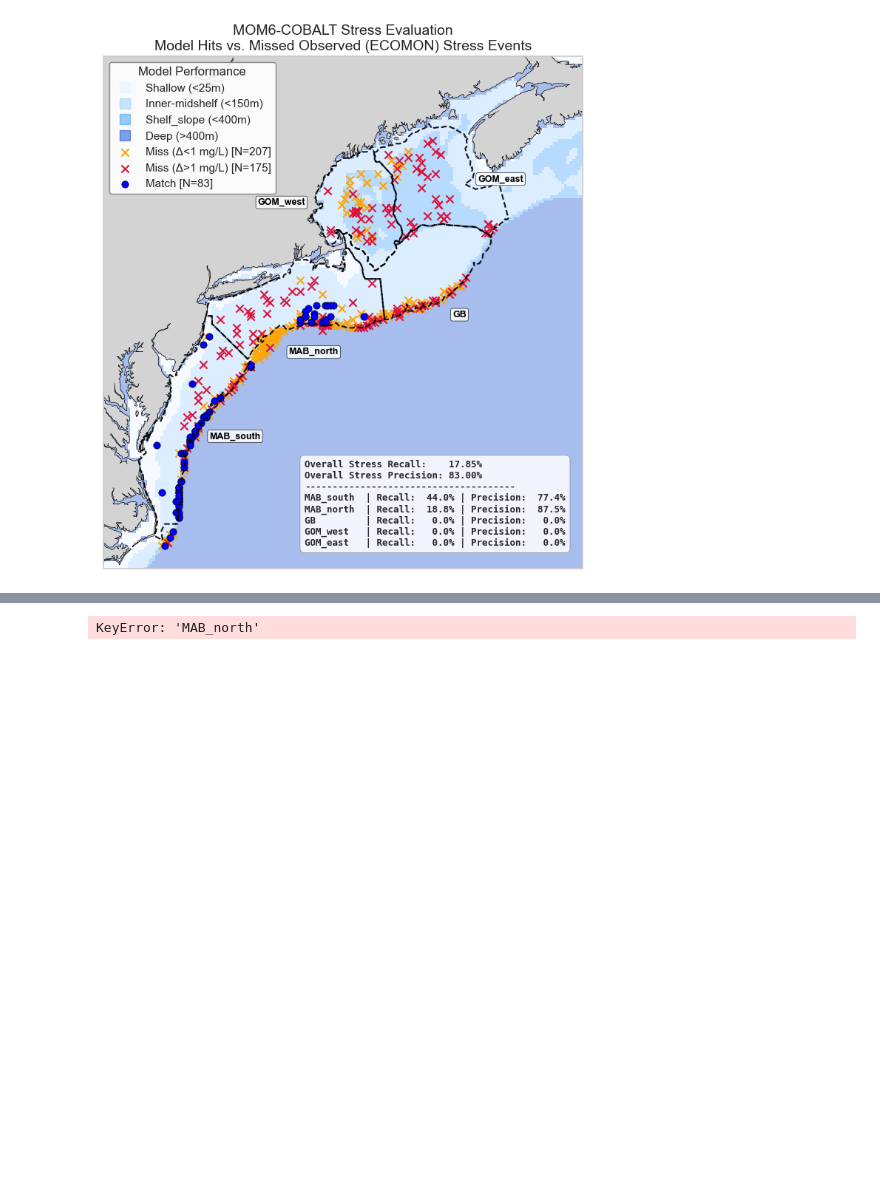
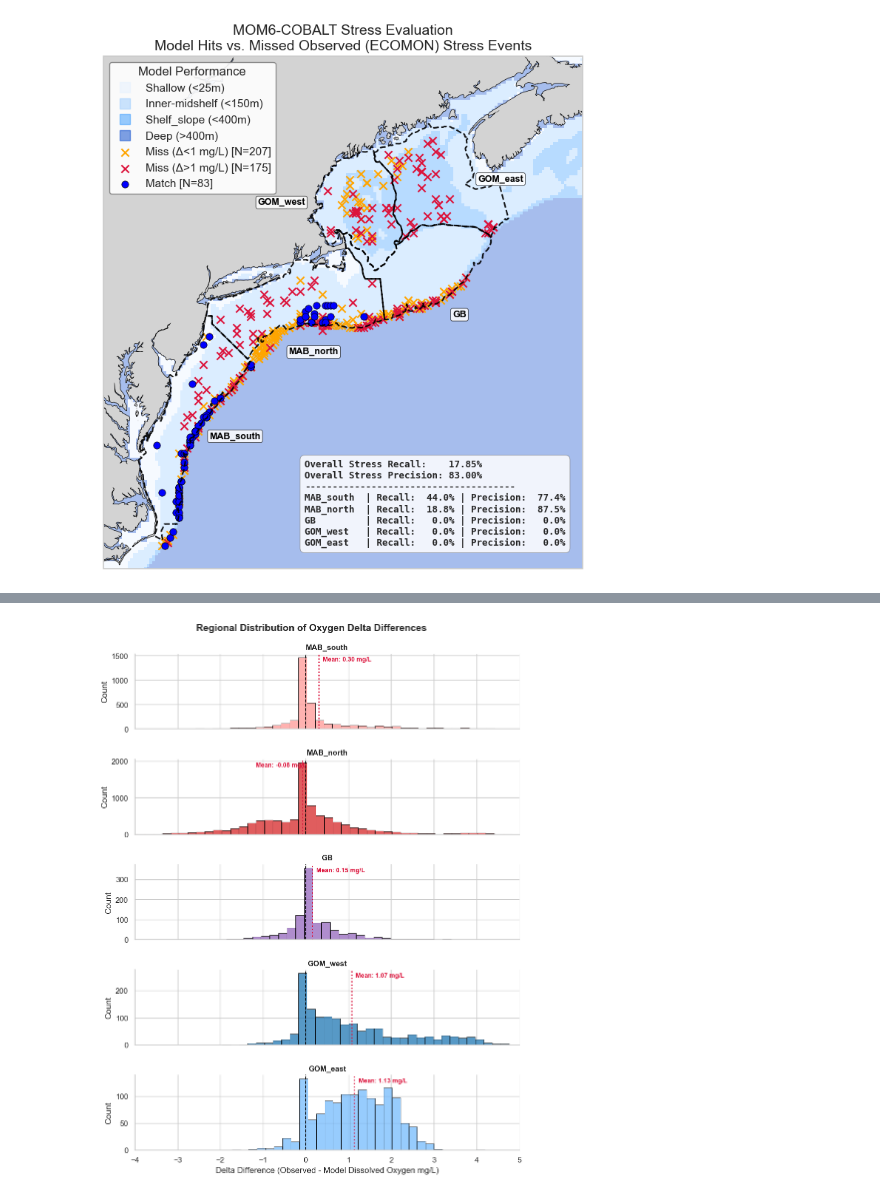
Before and after one commit to EGable1/MOM6-COBALT_2026, a Jupyter notebook: code/MOM6_3x3x3_gridding.ipynb, the cells around one changed output, grey strips where cells are left out. Saved outputs shown, nothing was run; the diff lists cells and outputs as text; code cells hidden in the pictures; blank space fills up the shorter version.

Commit message:
Added histograms and continued data analysis of DO

```diff
--- a/code/MOM6_3x3x3_gridding.ipynb
+++ b/code/MOM6_3x3x3_gridding.ipynb
@@ -1469,40 +1876,59 @@ def plot_regional_delta_histograms(csv_file):
         height=2.2,
         sharey=False,  # Allows each region's count to scale dynamically
     )
 
     # 4. Map the histogram
     # binwidth=0.4 creates the exact bin sizing increment you requested
     g.map_dataframe(
         sns.histplot,
         x="delta_difference_grid",
-        binwidth=0.4,
+        binwidth=0.2,
         edgecolor="black",
         linewidth=0.5,
         alpha=0.75,
     )
-
+    g.set(xlim=(-4, 5))
     # 5. Add a reference line at 0 (Perfect Model-Obs Agreement)
     g.refline(x=0, color="black", linestyle="--", linewidth=1.2)
 
-    # 6. Formatting titles and axes cleanly
-    g.set_titles(row_template="{row_name}", weight="bold", size=11)
-    g.set_axis_labels(
-        "Delta Difference (Observed - Model grid mg/L)", "Count", fontsize=11
-    )
+     # 6. Dynamically add Mean Lines, Mean Text, and Clean Titles
+    for bin_name, ax in g.axes_dict.items():
+        # Filter data for the specific depth bin to calculate its mean
+        bin_data = df_clean[df_clean["Region"] == bin_name]["delta_difference_grid"]
+
+        if not bin_data.empty:
+            mean_val = bin_data.mean()
+
+            # Draw the red dotted average line
+            ax.axvline(x=mean_val, color="crimson", linestyle=":", linewidth=1.8, label=f"Mean: {mean_val:.2f}")
+
+            # Add text label for the mean near the top of each plot
+            # transform=ax.get_xaxis_transform() places the y-coordinate relative to the top of the axis (0.90 = 90% up)
+            ax.text(
+                mean_val + 0.1, 0.90, f"Mean: {mean_val:.2f} mg/L",
+                color="crimson",
+                fontweight="bold",
+                fontsize=9,
+                transform=ax.get_xaxis_transform(),
+                ha="left" if mean_val >= 0 else "right" # Adjust alignment so text doesn't overlap the line drastically
+            )
+
+        # Clean title: Strip out "depth_bin =" entirely and just leave the clean name
+        ax.set_title(bin_name, weight="bold", size=11)
 
     # Adjust layout spacing to avoid overlaps
     plt.subplots_adjust(hspace=0.4)
     g.fig.suptitle(
         "Regional Distribution of Oxygen Delta Differences",
         fontsize=14,
         fontweight="bold",
         y=1.02,
     )
-
+    g.set_axis_labels("Delta Difference (Observed - Model Dissolved Oxygen mg/L)", "Count")
     plt.show()
 
-
+csv_path=r"C:\Users\edmund.gable\Documents\Hollings_2026\GitHub\MOM6-COBALT_2026\data\Processed_Data\comparison\complete\CONCAT_MOM6_3x3x3_comparison_classified.csv"
 
 plot_regional_delta_histograms(csv_path)
 # %% [output]
-KeyError: 'MAB_north'
+[figure, added]
```
Also changed, not shown: parts of 13 cells of this notebook, 2 other files.
